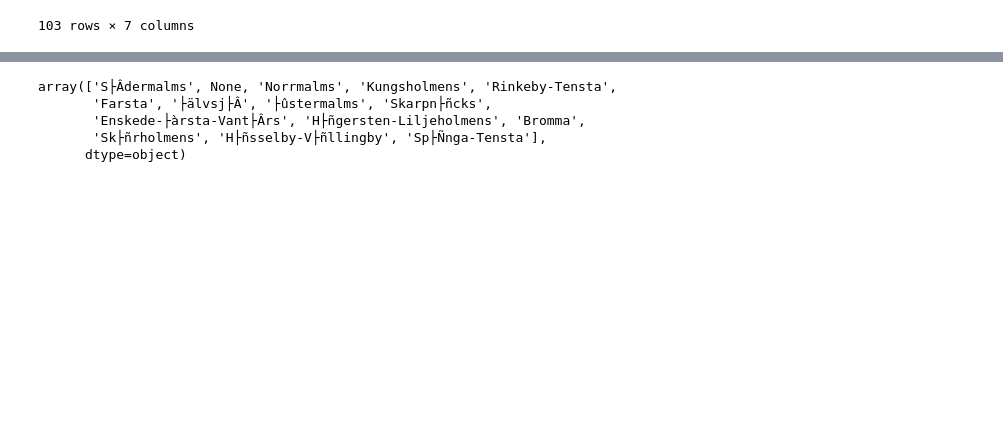
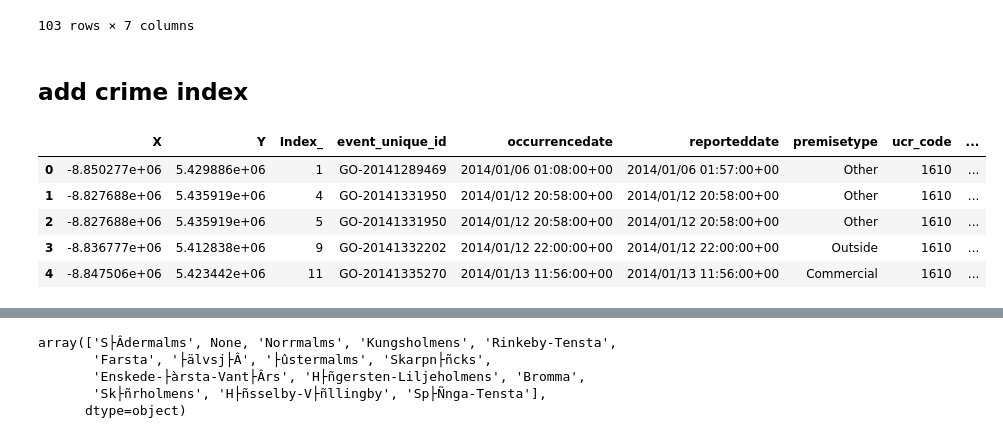
Before and after one commit to faxmaskinen/SimiliarNeighborhoods, a Jupyter notebook: scripts/similiar_neighborhoods.ipynb, the cells around one changed output, grey strips where cells are left out. Drawn from its saved outputs; the diff is of its cells as text; code cells hidden in the pictures; blank space fills up the shorter version.

Commit message:
Added nearby crime and airbnb price for similiarNeighborhoods file.

```diff
--- a/scripts/similiar_neighborhoods.ipynb
+++ b/scripts/similiar_neighborhoods.ipynb
@@ -311,3 +312,15 @@ df_to_neighborhoods
 | 101 | M8Y | Etobicoke | Old Mill South, King's Mill Park,... | 43.636258 | -79.498509 | 11.23625 | Clouds |
 | 102 | M8Z | Etobicoke | Mimico NW, The Queensway West, So... | 43.628841 | -79.520999 | 11.20625 | Clouds |
 103 rows × 7 columns
+# %% [markdown]
+## add crime index
+# %%
+df_to_crime_all=pd.read_csv('../datafiles/Robbery_2014_to_2019.csv')
+df_to_crime_all.head()
+# %% [output]
+|  | X | Y | Index_ | event_unique_id | occurrencedate | reporteddate | premisetype | ucr_code | ... |
+| 0 | -8.850277e+06 | 5.429886e+06 | 1 | GO-20141289469 | 2014/01/06 01:08:00+00 | 2014/01/06 01:57:00+00 | Other | 1610 | ... |
+| 1 | -8.827688e+06 | 5.435919e+06 | 4 | GO-20141331950 | 2014/01/12 20:58:00+00 | 2014/01/12 20:58:00+00 | Other | 1610 | ... |
+| 2 | -8.827688e+06 | 5.435919e+06 | 5 | GO-20141331950 | 2014/01/12 20:58:00+00 | 2014/01/12 20:58:00+00 | Other | 1610 | ... |
+| 3 | -8.836777e+06 | 5.412838e+06 | 9 | GO-20141332202 | 2014/01/12 22:00:00+00 | 2014/01/12 22:00:00+00 | Outside | 1610 | ... |
+| 4 | -8.847506e+06 | 5.423442e+06 | 11 | GO-20141335270 | 2014/01/13 11:56:00+00 | 2014/01/13 11:56:00+00 | Commercial | 1610 | ... |
```
Also changed, not shown: parts of 28 cells of this notebook.
